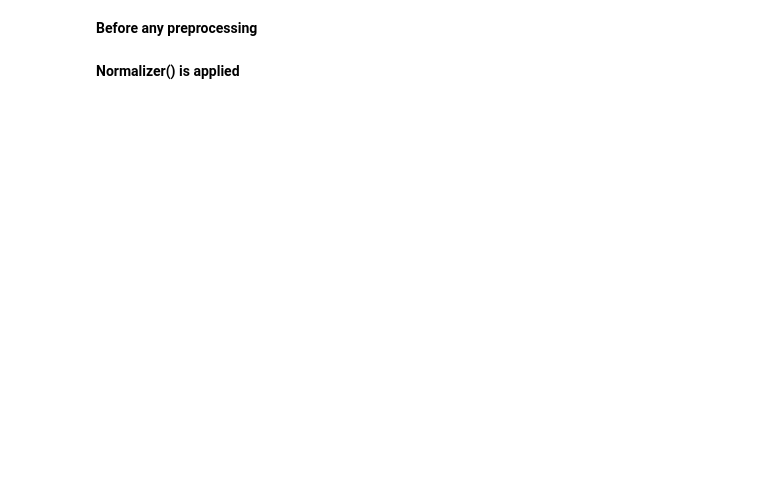
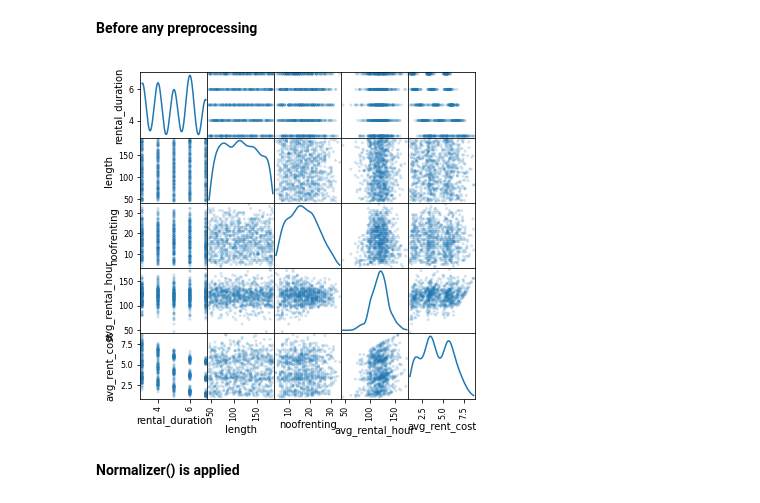
Before and after one commit to UmmuDem/Making_Predictions_Sakila, a Jupyter notebook: Lab | Making predictions with logistic regression.ipynb, the cells around one changed output. Cells and saved outputs as stored; diff of their text form; code cells hidden in the pictures; blank space fills up the shorter version.

```diff
--- a/Lab | Making predictions with logistic regression.ipynb
+++ b/Lab | Making predictions with logistic regression.ipynb
@@ -68,7 +109,10 @@ X_num = data.select_dtypes(include = np.number)
 **Before any preprocessing**
 # %%
 from pandas.plotting import scatter_matrix
-scatter_matrix(X_num,alpha=0.2,figsize=(6,6),diagonal='kde');   # not that bad, some of them seems normally distributed
+output = scatter_matrix(X_num,alpha=0.2,figsize=(6,6),diagonal='kde');
+# not that bad, some of them seems normally distributed
+# %% [output]
+[figure, added]
 # %% [markdown]
 **Normalizer() is applied**
 # %%
```
Also changed, not shown: parts of 9 cells of this notebook, 7 other files.
